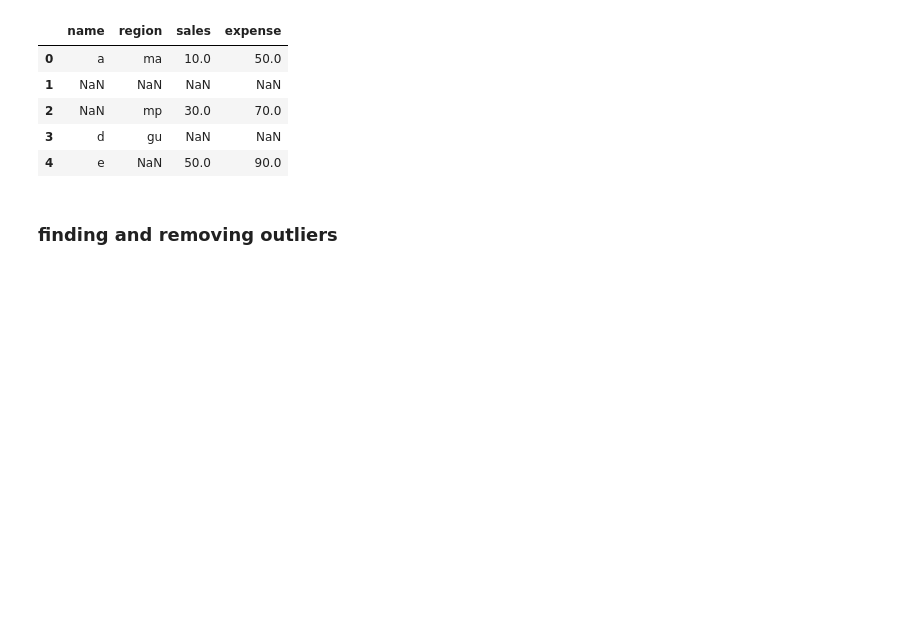
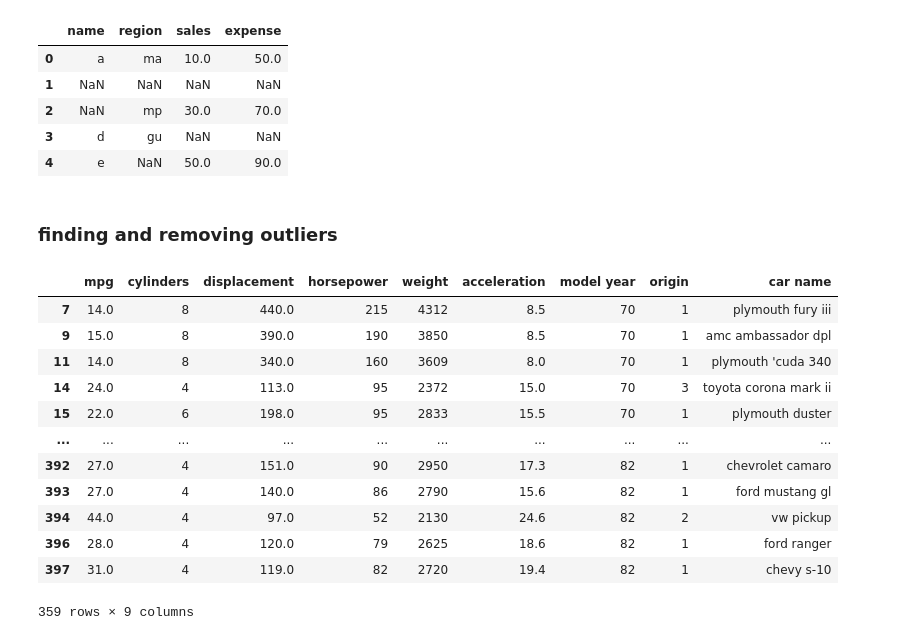
Before and after one commit to happypatel15/python2, a Jupyter notebook: codes/pandas.ipynb, the cells around one changed output. Cells and saved outputs as stored; diff of their text form; code cells hidden in the pictures; blank space fills up the shorter version.

```diff
--- a/codes/pandas.ipynb
+++ b/codes/pandas.ipynb
@@ -402,3 +388,27 @@ sales_data.fillna(sales_data['sales'].mode())
 | 4 | e | NaN | 50.0 | 90.0 |
 # %% [markdown]
 <h3> finding and removing outliers </h3>
+# %%
+def find_outliers(ds,col):
+    quart1 = ds[col].quantile(0.25)
+    quart2 = ds[col].quantile(0.75)
+    IQR = quart2 - quart1
+    low_val = quart1 - 1.5*IQR
+    high_val = quart2 - 1.5*IQR
+    ds = ds.loc[(ds[col] < low_val) | (ds[col] > high_val)]
+    return ds
+find_outliers(datasets,'acceleration')
+# %% [output]
+|  | mpg | cylinders | displacement | horsepower | weight | acceleration | model year | origin | car name |
+| 7 | 14.0 | 8 | 440.0 | 215 | 4312 | 8.5 | 70 | 1 | plymouth fury iii |
+| 9 | 15.0 | 8 | 390.0 | 190 | 3850 | 8.5 | 70 | 1 | amc ambassador dpl |
+| 11 | 14.0 | 8 | 340.0 | 160 | 3609 | 8.0 | 70 | 1 | plymouth 'cuda 340 |
+| 14 | 24.0 | 4 | 113.0 | 95 | 2372 | 15.0 | 70 | 3 | toyota corona mark ii |
+| 15 | 22.0 | 6 | 198.0 | 95 | 2833 | 15.5 | 70 | 1 | plymouth duster |
+| ... | ... | ... | ... | ... | ... | ... | ... | ... | ... |
+| 392 | 27.0 | 4 | 151.0 | 90 | 2950 | 17.3 | 82 | 1 | chevrolet camaro |
+| 393 | 27.0 | 4 | 140.0 | 86 | 2790 | 15.6 | 82 | 1 | ford mustang gl |
+| 394 | 44.0 | 4 | 97.0 | 52 | 2130 | 24.6 | 82 | 2 | vw pickup |
+| 396 | 28.0 | 4 | 120.0 | 79 | 2625 | 18.6 | 82 | 1 | ford ranger |
+| 397 | 31.0 | 4 | 119.0 | 82 | 2720 | 19.4 | 82 | 1 | chevy s-10 |
+359 rows × 9 columns
```
Also changed, not shown: parts of 13 cells of this notebook.
